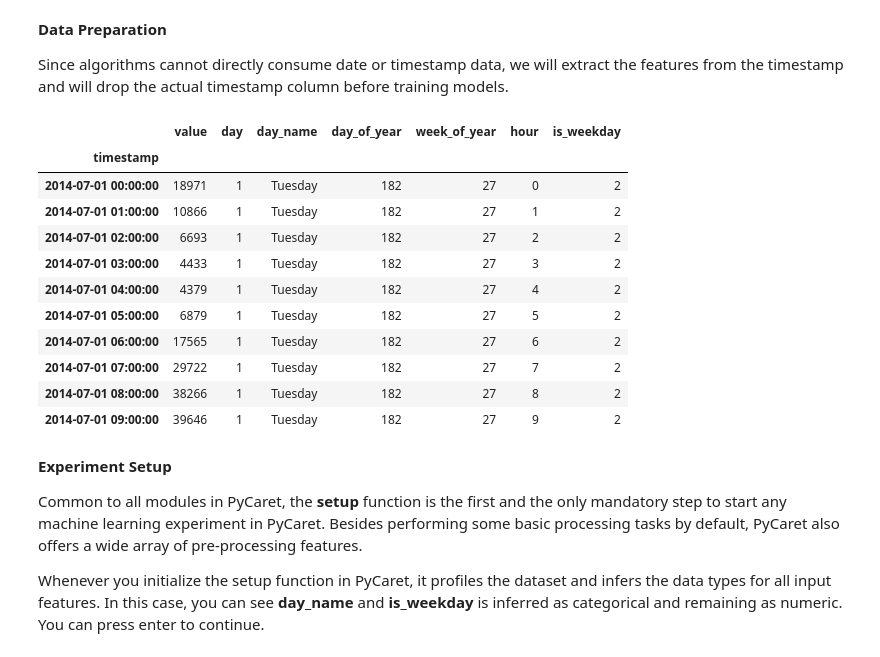
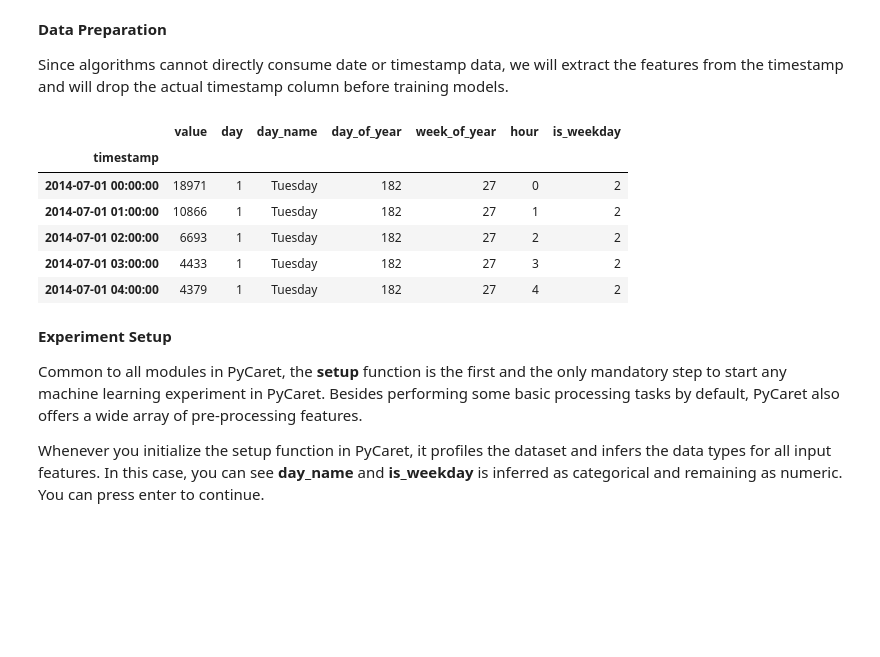
Before and after one commit to myconcordia/A2I2, a Jupyter notebook: Time_Series_Anomaly_Detection.ipynb, the cells around one changed output. Saved outputs shown, nothing was run; the diff lists cells and outputs as text; code cells hidden in the pictures; blank space fills up the shorter version.

```diff
--- a/Time_Series_Anomaly_Detection.ipynb
+++ b/Time_Series_Anomaly_Detection.ipynb
@@ -53,31 +54,26 @@ Since algorithms cannot directly consume date or timestamp data, we will extract
 # %%
 # drop moving-average columns
 data.drop(['MA48', 'MA336'], axis=1, inplace=True)
 # set timestamp to index
 data.set_index('timestamp', drop=True, inplace=True)
 # resample timeseries to hourly
 data = data.resample('H').sum()
 # creature features from date
 data['day'] = [i.day for i in data.index]
 data['day_name'] = [i.day_name() for i in data.index]
 data['day_of_year'] = [i.dayofyear for i in data.index]
 data['week_of_year'] = [i.weekofyear for i in data.index]
 data['hour'] = [i.hour for i in data.index]
 data['is_weekday'] = [i.isoweekday() for i in data.index]
-data.head(10)
+data.head()
 # %% [output]
 |  | value | day | day_name | day_of_year | week_of_year | hour | is_weekday |
 | timestamp |  |  |  |  |  |  |  |
 | 2014-07-01 00:00:00 | 18971 | 1 | Tuesday | 182 | 27 | 0 | 2 |
 | 2014-07-01 01:00:00 | 10866 | 1 | Tuesday | 182 | 27 | 1 | 2 |
 | 2014-07-01 02:00:00 | 6693 | 1 | Tuesday | 182 | 27 | 2 | 2 |
 | 2014-07-01 03:00:00 | 4433 | 1 | Tuesday | 182 | 27 | 3 | 2 |
 | 2014-07-01 04:00:00 | 4379 | 1 | Tuesday | 182 | 27 | 4 | 2 |
-| 2014-07-01 05:00:00 | 6879 | 1 | Tuesday | 182 | 27 | 5 | 2 |
-| 2014-07-01 06:00:00 | 17565 | 1 | Tuesday | 182 | 27 | 6 | 2 |
-| 2014-07-01 07:00:00 | 29722 | 1 | Tuesday | 182 | 27 | 7 | 2 |
-| 2014-07-01 08:00:00 | 38266 | 1 | Tuesday | 182 | 27 | 8 | 2 |
-| 2014-07-01 09:00:00 | 39646 | 1 | Tuesday | 182 | 27 | 9 | 2 |
 # %% [markdown]
 **Experiment Setup**
 
```
Also changed, not shown: parts of 36 cells of this notebook.
